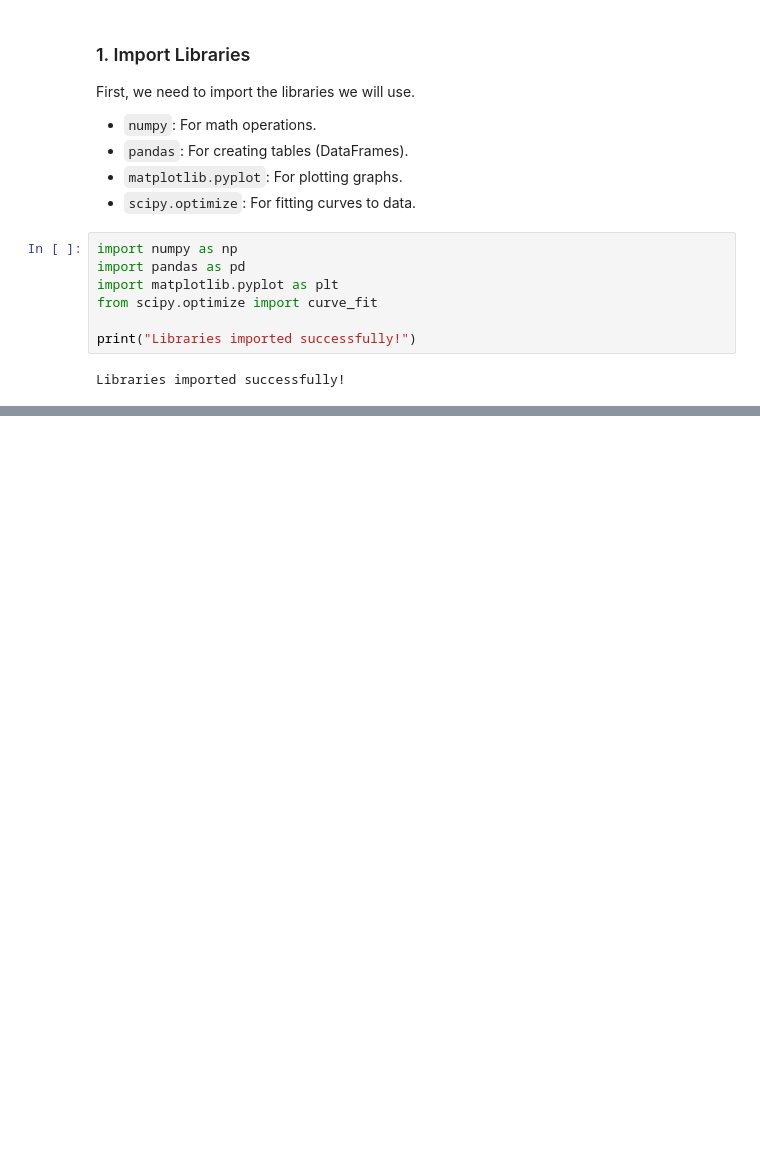
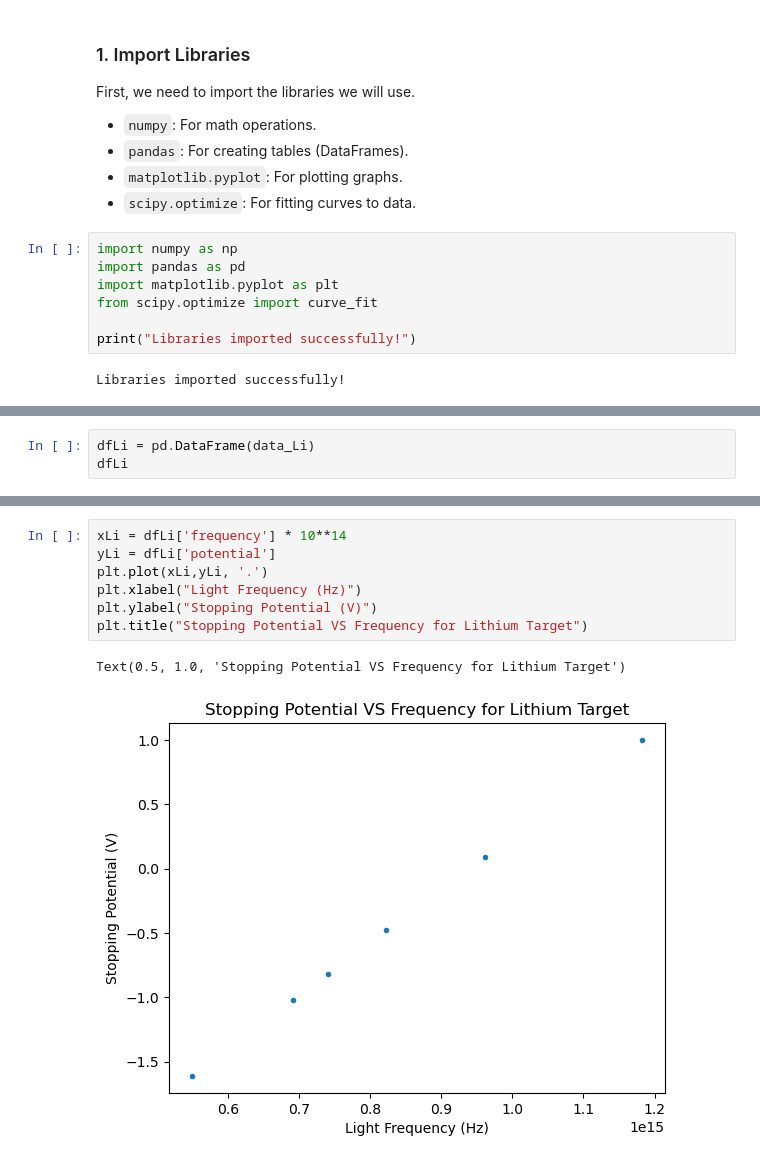
Before and after one commit to axu1-eng/QuantumMechanicsProject1, a Jupyter notebook: Part_2_Code.ipynb, the cells around one changed output, grey strips where cells are left out. Drawn from its saved outputs; the diff is of its cells as text; blank space fills up the shorter version.

```diff
--- a/Part_2_Code.ipynb
+++ b/Part_2_Code.ipynb
@@ -19,0 +47,3 @@ Libraries imported successfully!
+# %%
+dfLi = pd.DataFrame(data_Li)
+dfLi
@@ -19,0 +70,10 @@ Libraries imported successfully!
+# %%
+xLi = dfLi['frequency'] * 10**14
+yLi = dfLi['potential']
+plt.plot(xLi,yLi, '.')
+plt.xlabel("Light Frequency (Hz)")
+plt.ylabel("Stopping Potential (V)")
+plt.title("Stopping Potential VS Frequency for Lithium Target")
+# %% [output]
+Text(0.5, 1.0, 'Stopping Potential VS Frequency for Lithium Target')
+[figure, added]
```
Also changed, not shown: parts of 7 cells of this notebook.
